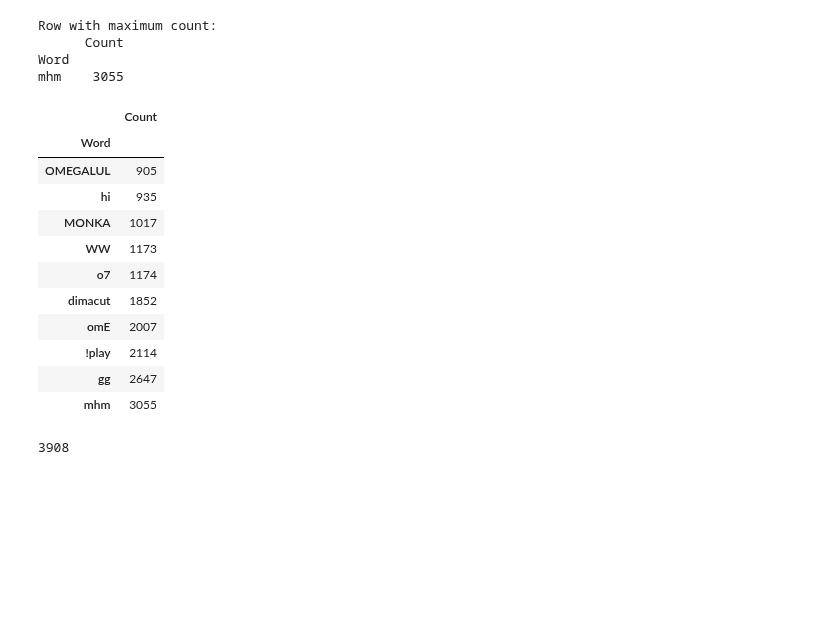
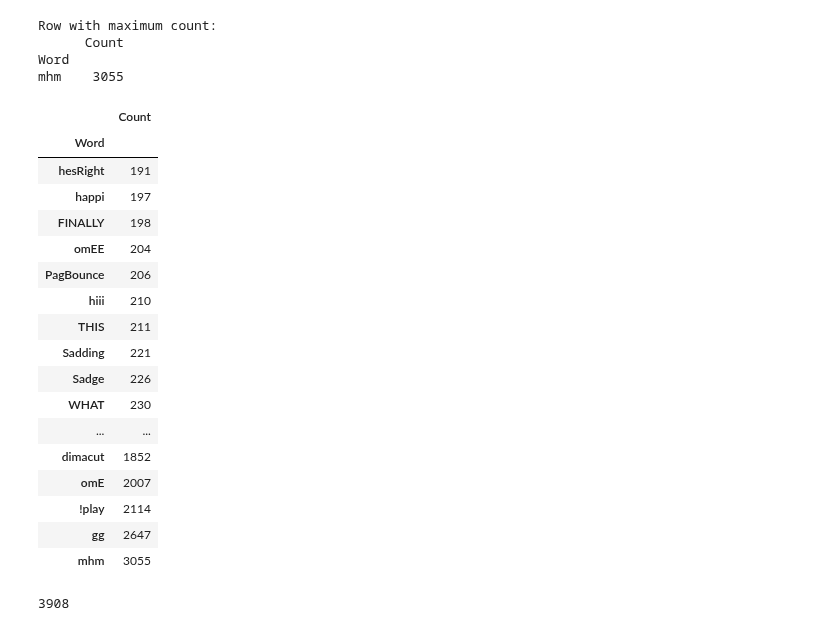
Before and after one commit to balintkardos/ChatlogDorozea, a Jupyter notebook: 7tvusage.ipynb, the cells around one changed output. Saved outputs shown, nothing was run; the diff lists cells and outputs as text; code cells hidden in the pictures; blank space fills up the shorter version.

```diff
--- a/7tvusage.ipynb
+++ b/7tvusage.ipynb
@@ -199,15 +199,21 @@ mhm    3055
 # %%
 df = df.sort_values(by='Count')
 # %%
-df.tail(10)
+df.tail(50)
 # %% [output]
 |  | Count |
 | Word |  |
-| OMEGALUL | 905 |
-| hi | 935 |
-| MONKA | 1017 |
-| WW | 1173 |
-| o7 | 1174 |
+| hesRight | 191 |
+| happi | 197 |
+| FINALLY | 198 |
+| omEE | 204 |
+| PagBounce | 206 |
+| hiii | 210 |
+| THIS | 211 |
+| Sadding | 221 |
+| Sadge | 226 |
+| WHAT | 230 |
+| ... | ... |
 | dimacut | 1852 |
 | omE | 2007 |
 | !play | 2114 |
```
Also changed, not shown: parts of 3 cells of this notebook, 1 other file.
